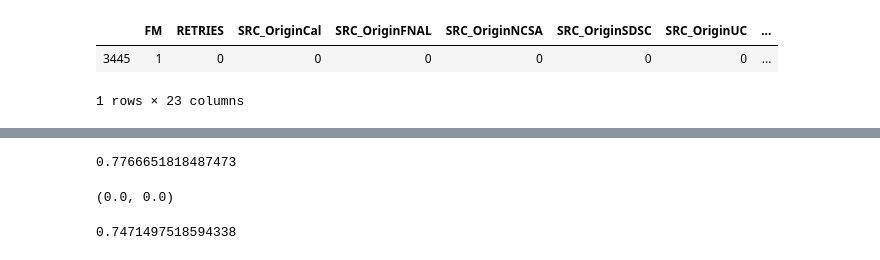
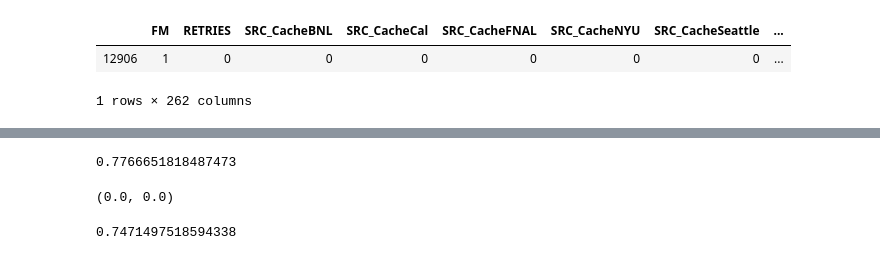
Before and after one commit to RENCI-NRIG/IRIS, a Jupyter notebook: analysis/rca_decisiontree.ipynb, the cells around one changed output, grey strips where cells are left out. Cells and saved outputs as stored; diff of their text form; code cells hidden in the pictures.

Commit message:
presentation on analysis; osg topology

```diff
--- a/analysis/rca_decisiontree.ipynb
+++ b/analysis/rca_decisiontree.ipynb
@@ -6,8 +6,9 @@ import matplotlib.pyplot as plt
 from collections import Counter
 # %%
 #input_file = "output_20191008_0336AM.csv" #complete
-input_file = "output_20191116_1256PM.csv" #partial
+#input_file = "output_20191116_1256PM.csv" #partial
 #input_file = "output_20200219_2125PM.csv" #866 files
+input_file = "../data/exogeni/output_20210207_1732PM/output_20210207_1732PM.csv" #OSG Big Topology
 df = pd.read_csv(input_file, header = 0)
 # %%
 df['FLOW'] = df['SRCNODE']+'-'+df['DESTNODE']
@@ -44,15 +45,15 @@ X_complete[0:1]
 # %%
-df_dummy_cate = pd.get_dummies(df_failure[['SRCNODE', 'DESTNODE','SRC_R','DEST_S','FM','RETRIES','LABEL']], prefix=['SRC', 'DEST','SRC_R','DEST_S'], columns=['SRCNODE', 'DESTNODE','SRC_R','DEST_S'])
+df_dummy_cate = pd.get_dummies(df_failure[['SRCNODE', 'DESTNODE','SRC_R','DEST_S','FLOW','FM','RETRIES','LABEL']], prefix=['SRC', 'DEST','SRC_R','DEST_S','FLOW'], columns=['SRCNODE', 'DESTNODE','SRC_R','DEST_S','FLOW'])
 #df_dummy_cate['THROUGHPUT']=df_dummy_cate['THROUGHPUT'].str[0:-4]
 #df_dummy_cate['THROUGHPUT']=pd.to_numeric(df_dummy_cate['THROUGHPUT'], errors='coerce')
 #df_dummy_cate = df_dummy_cate.replace(np.nan, 0, regex=True)
 y_cate=df_dummy_cate['LABEL']
 X_cate=df_dummy_cate.drop(['LABEL'],axis=1)
 X_cate[0:1]
 # %% [output]
-|  | FM | RETRIES | SRC_OriginCal | SRC_OriginFNAL | SRC_OriginNCSA | SRC_OriginSDSC | SRC_OriginUC | ... |
-| 3445 | 1 | 0 | 0 | 0 | 0 | 0 | 0 | ... |
+|  | FM | RETRIES | SRC_CacheBNL | SRC_CacheCal | SRC_CacheFNAL | SRC_CacheNYU | SRC_CacheSeattle | ... |
+| 12906 | 1 | 0 | 0 | 0 | 0 | 0 | 0 | ... |
-1 rows × 23 columns
+1 rows × 262 columns
 # %%
 from sklearn.model_selection import cross_val_score
 from sklearn.model_selection import train_test_split
```
Also changed, not shown: parts of 14 cells of this notebook, 9 other files.
